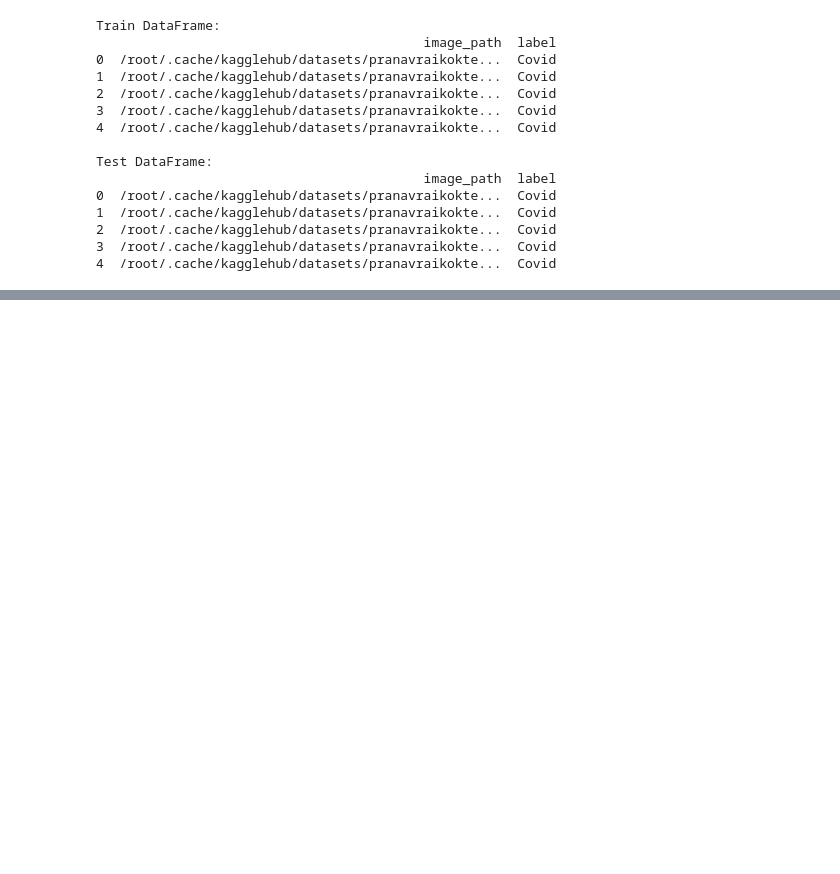
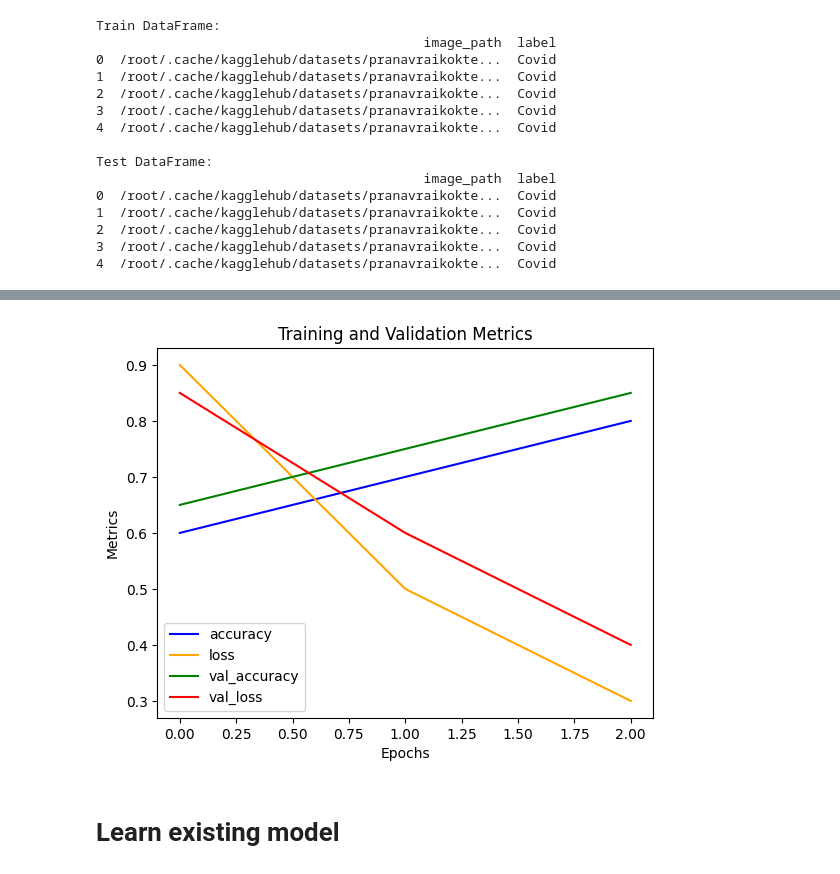
Before and after one commit to IhorKrain/CNN-Model-covid-19, a Jupyter notebook: Untitled1.ipynb, the cells around one changed output, grey strips where cells are left out. Saved outputs shown, nothing was run; the diff lists cells and outputs as text; code cells hidden in the pictures; blank space fills up the shorter version.

```diff
--- a/Untitled1.ipynb
+++ b/Untitled1.ipynb
@@ -146,0 +251,23 @@ class ImageDataset(Dataset):
+# %%
+import matplotlib.pyplot as plt
+
+epochs = [0, 1, 2]
+accuracy = [0.6, 0.7, 0.8]
+loss = [0.9, 0.5, 0.3]
+val_accuracy = [0.65, 0.75, 0.85]
+val_loss = [0.85, 0.6, 0.4]
+
+plt.plot(epochs, accuracy, label="accuracy", color="blue")
+plt.plot(epochs, loss, label="loss", color="orange")
+plt.plot(epochs, val_accuracy, label="val_accuracy", color="green")
+plt.plot(epochs, val_loss, label="val_loss", color="red")
+
+plt.xlabel("Epochs")
+plt.ylabel("Metrics")
+plt.legend()
+plt.title("Training and Validation Metrics")
+plt.show()
+# %% [output]
+[figure, added]
+# %% [markdown]
+# Learn existing model
```
Also changed, not shown: parts of 16 cells of this notebook.
